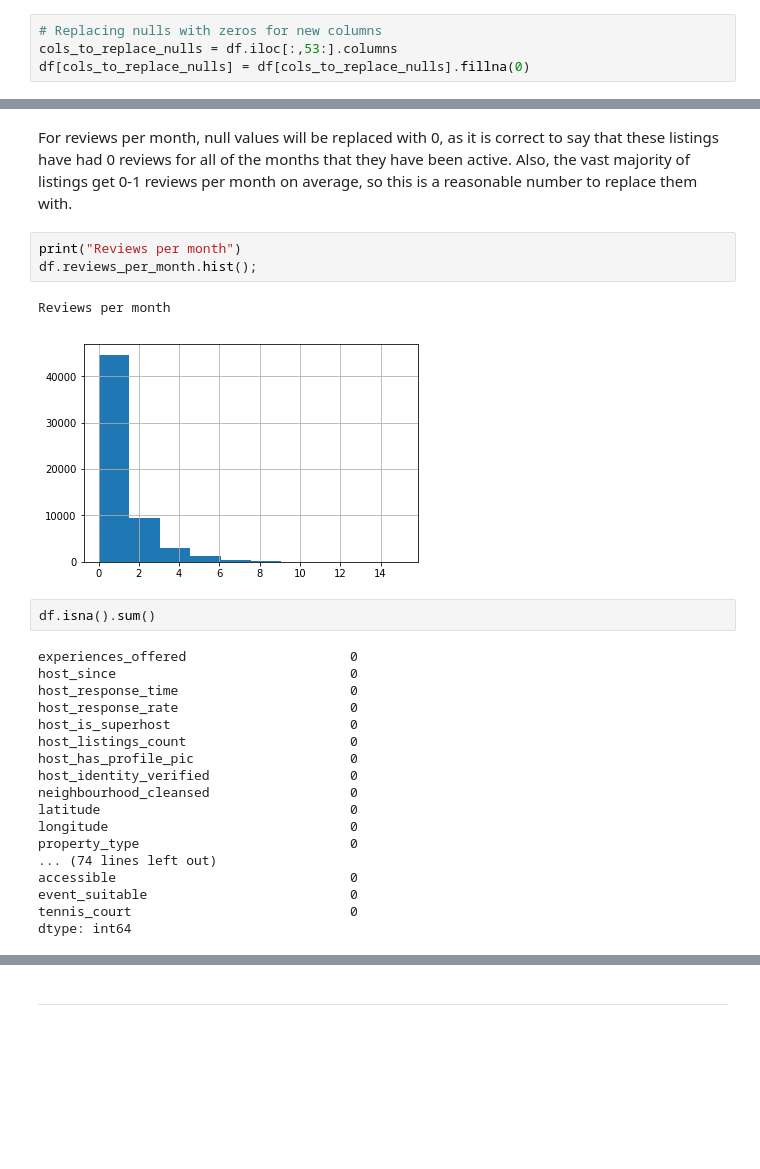
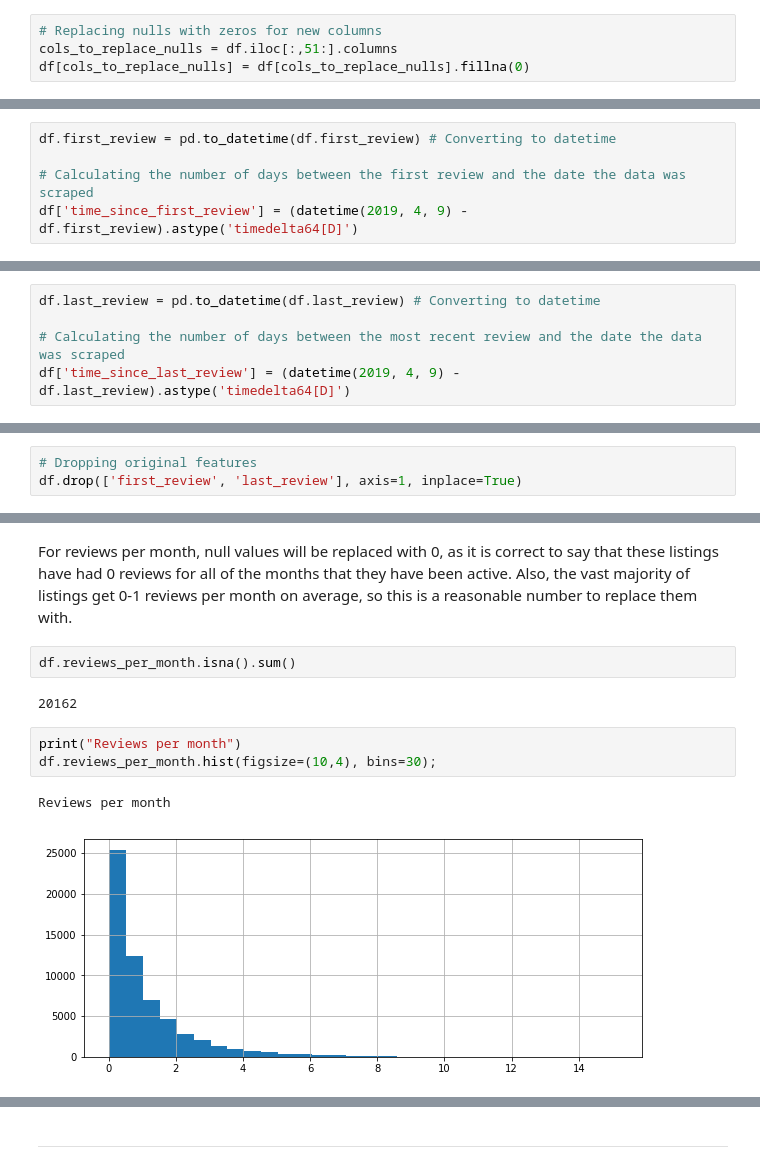
Before and after one commit to cbuie/Airbnb-neural-network-price-prediction, a Jupyter notebook: Airbnb-price-prediction.ipynb, the cells around one changed output, grey strips where cells are left out. Saved outputs shown, nothing was run; the diff lists cells and outputs as text; blank space fills up the shorter version.

```diff
--- a/Airbnb-price-prediction.ipynb
+++ b/Airbnb-price-prediction.ipynb
@@ -603,7 +511,7 @@ df.loc[df['amenities'].str.contains('Suitable for events'), 'event_suitable'] =
 df.loc[df['amenities'].str.contains('Tennis court'), 'tennis_court'] = 1
 # %%
 # Replacing nulls with zeros for new columns
-cols_to_replace_nulls = df.iloc[:,53:].columns
+cols_to_replace_nulls = df.iloc[:,51:].columns
 df[cols_to_replace_nulls] = df[cols_to_replace_nulls].fillna(0)
 # %%
 df.drop('amenities', axis=1, inplace=True)
@@ -674,0 +579,5 @@ If no reviews then...? Keep as unknown category and use as categorical instead o
+# %%
+df.first_review = pd.to_datetime(df.first_review) # Converting to datetime
+
+# Calculating the number of days between the first review and the date the data was scraped
+df['time_since_first_review'] = (datetime(2019, 4, 9) - df.first_review).astype('timedelta64[D]')
@@ -674,0 +610,5 @@ If no reviews then...? Keep as unknown category and use as categorical instead o
+# %%
+df.last_review = pd.to_datetime(df.last_review) # Converting to datetime
+
+# Calculating the number of days between the most recent review and the date the data was scraped
+df['time_since_last_review'] = (datetime(2019, 4, 9) - df.last_review).astype('timedelta64[D]')
@@ -675,3 +630,6 @@ If no reviews then...? Keep as unknown category and use as categorical instead o
+# %%
+# Dropping original features
+df.drop(['first_review', 'last_review'], axis=1, inplace=True)
 # %% [markdown]
 **review ratings columns**
 # %% [markdown]
@@ -740,29 +695,13 @@ bin_reviews('review_scores_rating', bins=[0, 80, 95, 100], labels=['0-79/100', '
 **reviews_per_month**
 # %% [markdown]
 For reviews per month, null values will be replaced with 0, as it is correct to say that these listings have had 0 reviews for all of the months that they have been active. Also, the vast majority of listings get 0-1 reviews per month on average, so this is a reasonable number to replace them with.
+# %%
+df.reviews_per_month.isna().sum()
+# %% [output]
+20162
 # %%
 print("Reviews per month")
-df.reviews_per_month.hist();
+df.reviews_per_month.hist(figsize=(10,4), bins=30);
 # %% [output]
 Reviews per month
-[figure, old version]
+[figure, new version]
-# %%
-df.isna().sum()
-# %% [output]
-experiences_offered                     0
-host_since                              0
-host_response_time                      0
-host_response_rate                      0
-host_is_superhost                       0
-host_listings_count                     0
-host_has_profile_pic                    0
-host_identity_verified                  0
-neighbourhood_cleansed                  0
-latitude                                0
-longitude                               0
-property_type                           0
-... (74 lines left out)
-accessible                              0
-event_suitable                          0
-tennis_court                            0
-dtype: int64
```
Also changed, not shown: parts of 54 cells of this notebook, 2 other files.
